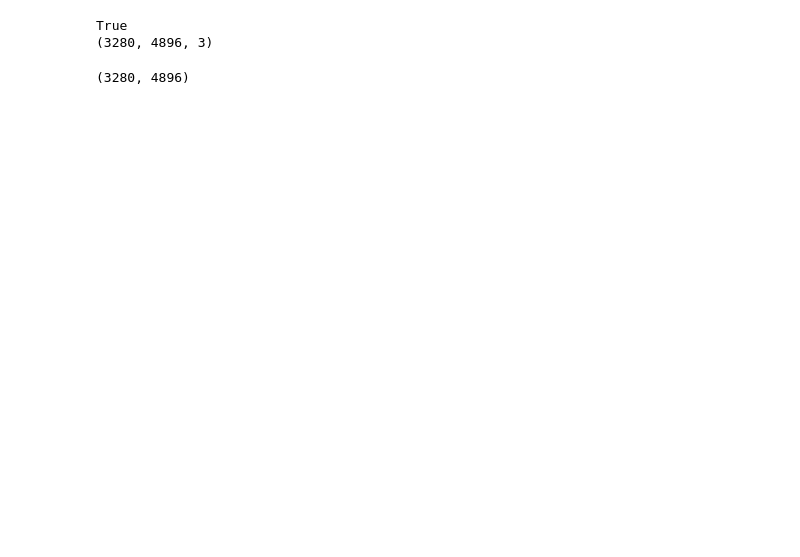
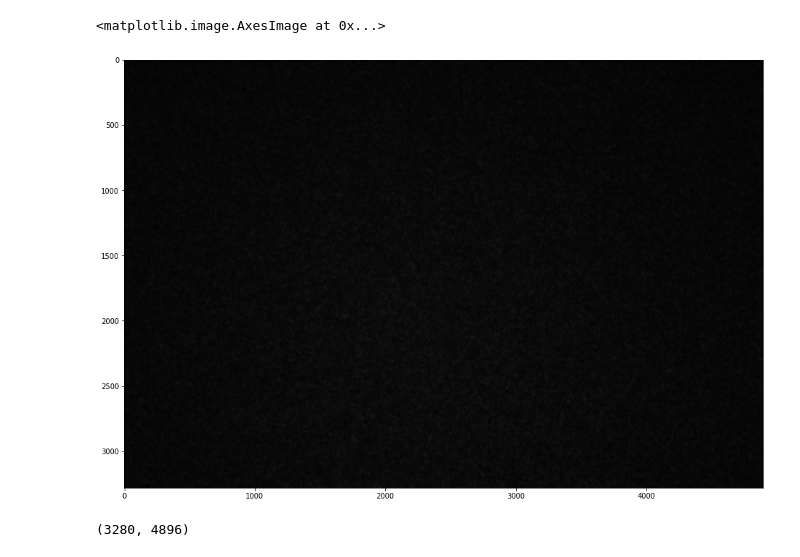
Before and after one commit to shanudengre82/Bose_Che, a Jupyter notebook: notebook.ipynb, the cells around one changed output. Saved outputs shown, nothing was run; the diff lists cells and outputs as text; code cells hidden in the pictures; blank space fills up the shorter version.

```diff
--- a/notebook.ipynb
+++ b/notebook.ipynb
@@ -13,6 +0,0 @@ img_2 = img[:, :, 2]
-# %%
-print(img_0.all() == img_1.all() == img_2.all())
-print(img.shape)
-# %% [output]
-True
-(3280, 4896, 3)
@@ -19 +7,9 @@ True
+# %%
+# reading image
+img = cv.imread('EncryptedImage.png', cv.IMREAD_GRAYSCALE)
+figure(figsize=(16, 12))
+plt.imshow(img, cmap='gray')
+# %% [output]
+<matplotlib.image.AxesImage at 0x...>
+[figure, added]
 # %%
```
Also changed, not shown: parts of 16 cells of this notebook, 3 other files.
